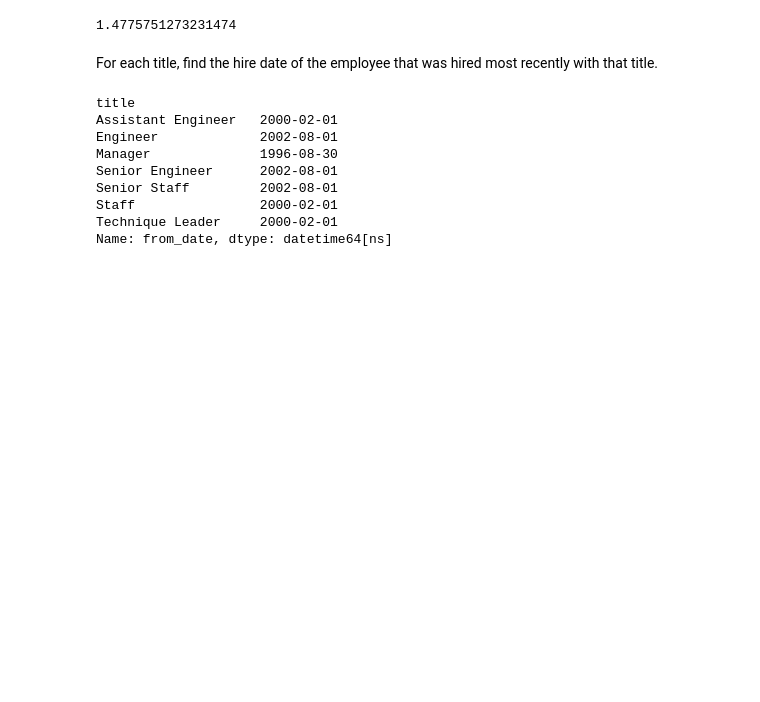
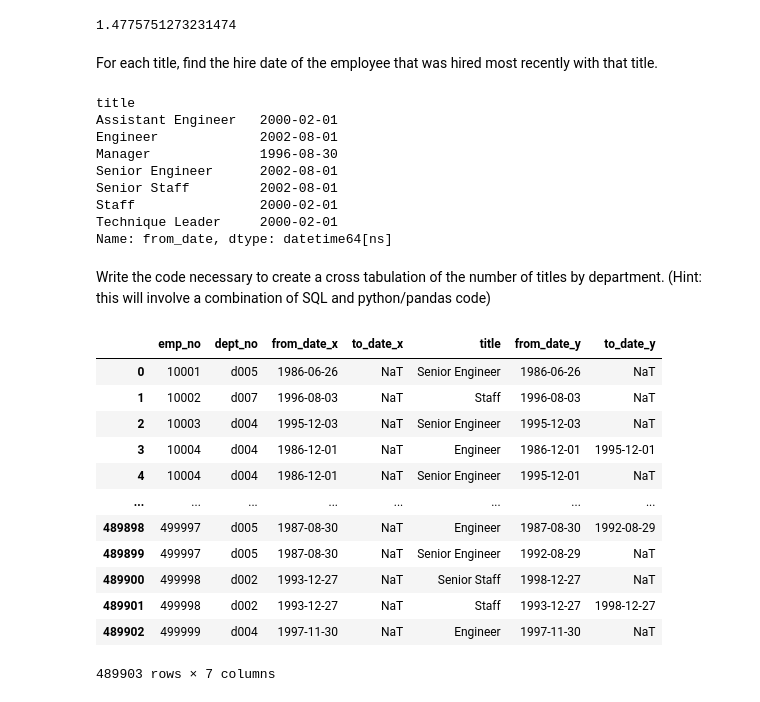
Before and after one commit to matt-c-knight/numpy-pandas-visualization-exercises, a Jupyter notebook: advanced_dataframes.ipynb, the cells around one changed output. Drawn from its saved outputs; the diff is of its cells as text; code cells hidden in the pictures; blank space fills up the shorter version.

```diff
--- a/advanced_dataframes.ipynb
+++ b/advanced_dataframes.ipynb
@@ -293,3 +293,27 @@ Senior Staff         2002-08-01
 Staff                2000-02-01
 Technique Leader     2000-02-01
 Name: from_date, dtype: datetime64[ns]
+# %% [markdown]
+Write the code necessary to create a cross tabulation of the
+number of titles by department.
+(Hint: this will involve a combination of SQL and python/pandas code)
+# %%
+dept_emp = pd.read_sql_table('dept_emp', url)
+# %%
+df = pd.merge(dept_emp, titles, left_on='emp_no', right_on='emp_no', how='inner')
+# %%
+df
+# %% [output]
+|  | emp_no | dept_no | from_date_x | to_date_x | title | from_date_y | to_date_y |
+| 0 | 10001 | d005 | 1986-06-26 | NaT | Senior Engineer | 1986-06-26 | NaT |
+| 1 | 10002 | d007 | 1996-08-03 | NaT | Staff | 1996-08-03 | NaT |
+| 2 | 10003 | d004 | 1995-12-03 | NaT | Senior Engineer | 1995-12-03 | NaT |
+| 3 | 10004 | d004 | 1986-12-01 | NaT | Engineer | 1986-12-01 | 1995-12-01 |
+| 4 | 10004 | d004 | 1986-12-01 | NaT | Senior Engineer | 1995-12-01 | NaT |
+| ... | ... | ... | ... | ... | ... | ... | ... |
+| 489898 | 499997 | d005 | 1987-08-30 | NaT | Engineer | 1987-08-30 | 1992-08-29 |
+| 489899 | 499997 | d005 | 1987-08-30 | NaT | Senior Engineer | 1992-08-29 | NaT |
+| 489900 | 499998 | d002 | 1993-12-27 | NaT | Senior Staff | 1998-12-27 | NaT |
+| 489901 | 499998 | d002 | 1993-12-27 | NaT | Staff | 1993-12-27 | 1998-12-27 |
+| 489902 | 499999 | d004 | 1997-11-30 | NaT | Engineer | 1997-11-30 | NaT |
+489903 rows × 7 columns
```
Also changed, not shown: parts of 1 cell of this notebook.
